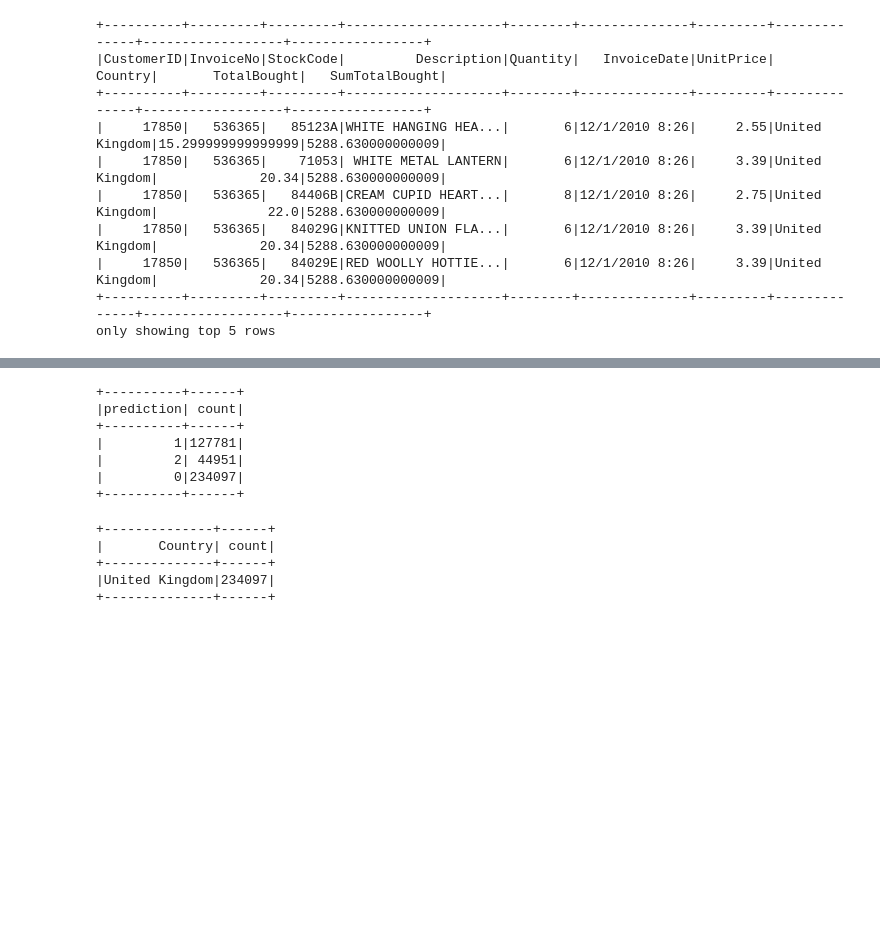
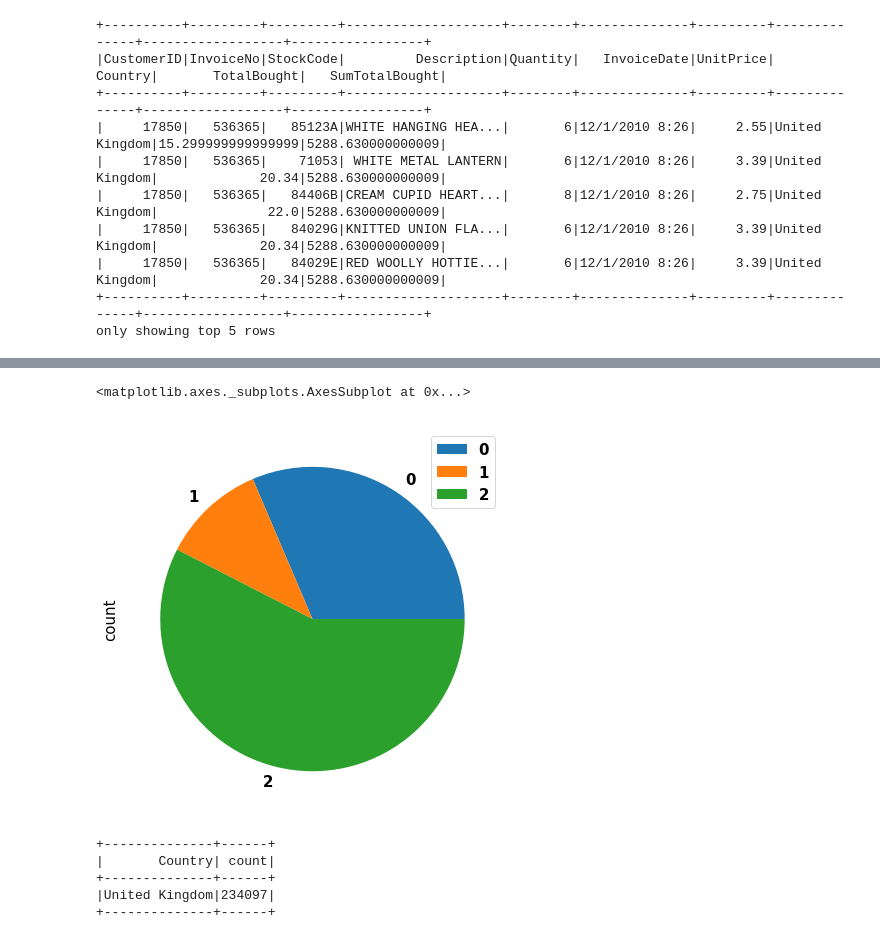
Before and after one commit to mg-um/mastering-ml-on-aws, a Jupyter notebook: chapter5/train_spark.ipynb, the cells around one changed output, grey strips where cells are left out. Saved outputs shown, nothing was run; the diff lists cells and outputs as text; code cells hidden in the pictures; blank space fills up the shorter version.

```diff
--- a/chapter5/train_spark.ipynb
+++ b/chapter5/train_spark.ipynb
@@ -110,15 +111,10 @@ df_with_clusters.limit(5).toPandas()
 | 3 | 17850 | 536365 | 84029G | KNITTED UNION FLAG HOT WATER BOTTLE | 6 | 12/1/2010 8:26 | 3.39 | United Kingdom | 20.34 | ... |
 | 4 | 17850 | 536365 | 84029E | RED WOOLLY HOTTIE WHITE HEART. | 6 | 12/1/2010 8:26 | 3.39 | United Kingdom | 20.34 | ... |
 # %%
-df_with_clusters.groupBy("prediction").count().show()
+df_with_clusters.groupBy("prediction").count().toPandas().plot(kind='pie',x='prediction', y='count')
 # %% [output]
-+----------+------+
-|prediction| count|
-+----------+------+
-|         1|127781|
-|         2| 44951|
-|         0|234097|
-+----------+------+
+<matplotlib.axes._subplots.AxesSubplot at 0x...>
+[figure, added]
 # %%
 df_with_clusters.where(df_with_clusters.prediction==0).groupBy("Country").count().orderBy("count", ascending=False).show()
 # %% [output]
```
Also changed, not shown: parts of 9 cells of this notebook.
